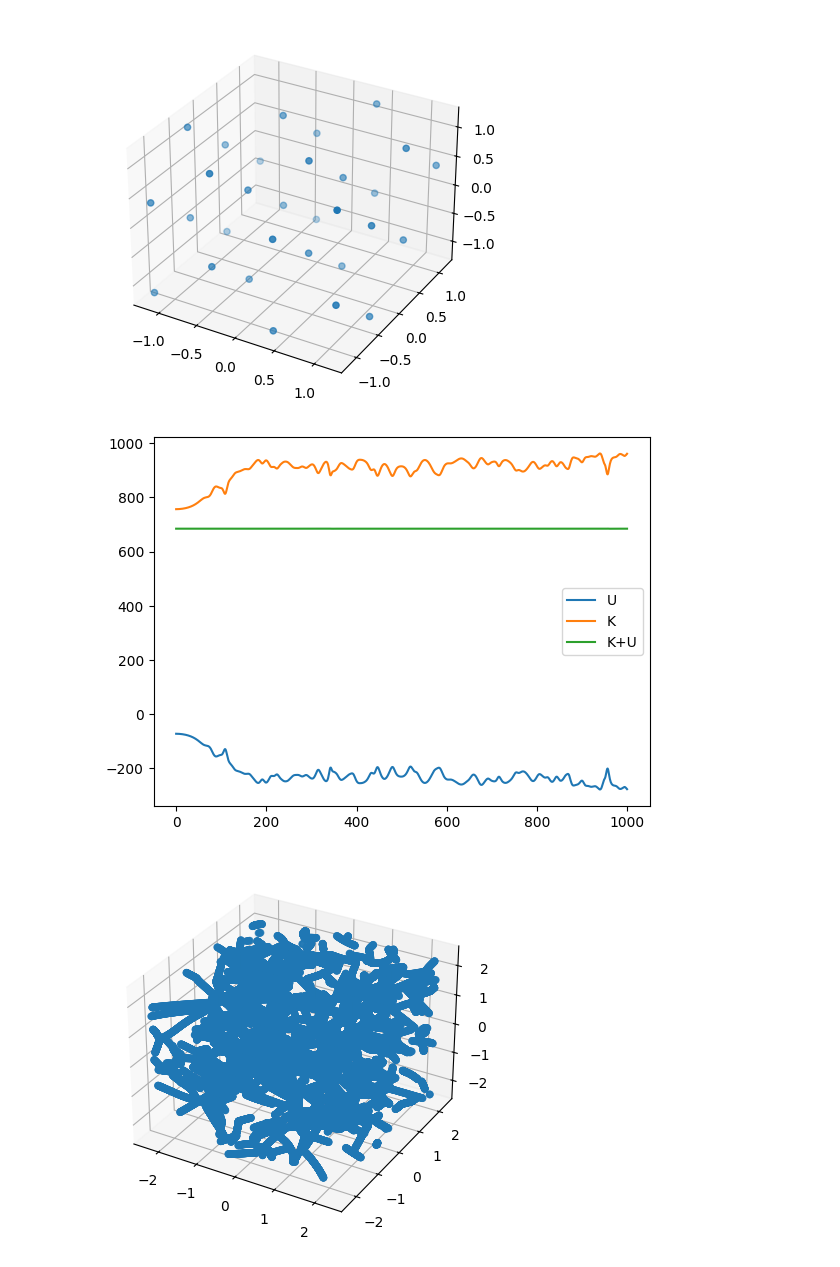
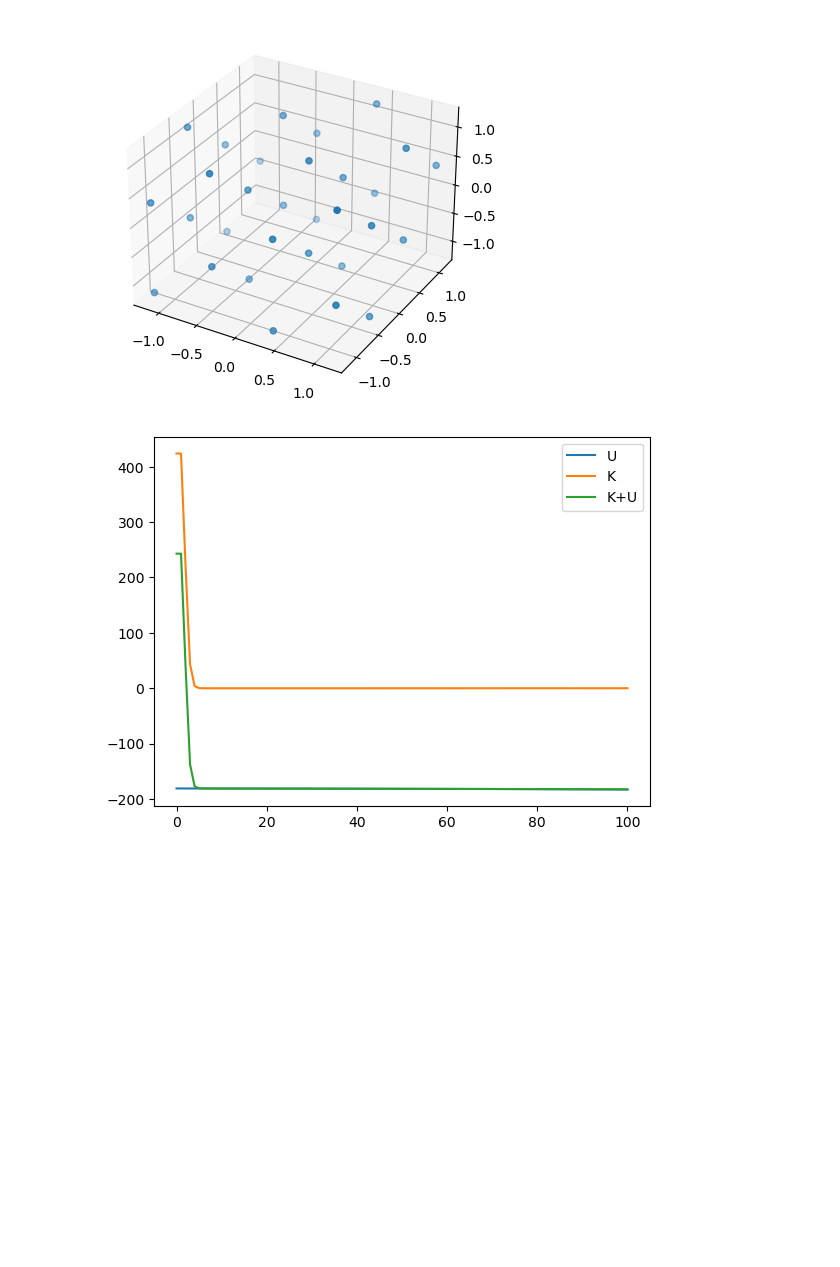
Before and after one commit to carlsoncalvin/MD_project, a Jupyter notebook: MD_calvin.ipynb, the cells around one changed output. Saved outputs shown, nothing was run; the diff lists cells and outputs as text; code cells hidden in the pictures; blank space fills up the shorter version.

Commit message:
Implemented NH thermostat. Code runs, but currently breaks conservation of energy

```diff
--- a/MD_calvin.ipynb
+++ b/MD_calvin.ipynb
@@ -139,7 +138,7 @@ def enforce_PBC(conf, L):
 
 
 @numba.njit
-def run(conf_initial, L, dt, n_steps, v_i, m, LJ_params, dtype=np.float32):
+def run(conf_initial, L, dt, n_steps, v_i, m, T, tau, LJ_params, dtype=np.float32):
 
     # initiallize configuration storage array
     conf_all = np.zeros((n_steps+1, *conf_initial.shape), dtype=dtype)
@@ -151,13 +150,15 @@ def run(conf_initial, L, dt, n_steps, v_i, m, LJ_params, dtype=np.float32):
     # set initial conditions
     conf_all[0] = conf_initial
     v = v_i
+    eta = dtype(0)
     U_total[0], F = calculate_U_and_F(conf_all[0], LJ_params, L)
     K_total[0] = np.sum(0.5*m*v**2)
 
     for step in range(n_steps):
-        # perform kick-drift-kick leapfrog algorithm
+        # perform kick-drift-kick leapfrog algorithm with Nose hoover thermostat, from toxvaerd
+
         a = F/m
-        v_half = v + a*dt/2
+        v_half = v + a*dt/2 - eta*v
         conf_all[step+1] = conf_all[step] + v_half*dt
 
         conf_all[step+1] = enforce_PBC(conf_all[step+1], L)
@@ -166,24 +167,27 @@ def run(conf_initial, L, dt, n_steps, v_i, m, LJ_params, dtype=np.float32):
 
         a_1 = F/m
         v_1 = v_half + a_1*dt/2
+        eta_1 = eta + dt/tau * (np.sum(m*v_half**2 / 3) - T)
 
         a = a_1
         v = v_1
+        eta = eta_1
 
         K_total[step+1] = np.sum(0.5*m*v**2)
 
     return U_total, K_total, conf_all
 # %%
-N = 100
+N = 50
 rho = 1
 
-conf_initial, box = init_conf_fcc(N, rho)
+conf_initial, _box = init_conf_fcc(N, rho)
 
 L = get_L(box)
 
 dt = 0.001
-n_steps = 1000
+n_steps = 100
 T = 5
+tau = 1
 
 v_i = generate_random_velocities(N, T)
 m = 1
@@ -191,20 +195,19 @@ eps = 3
 sigma = 0.5
 LJ_params = (eps, sigma)
 
-U, K, confs = run(conf_initial, L, np.float32(dt), n_steps, v_i, m, LJ_params)
+U, K, confs = run(conf_initial, L, np.float32(dt), n_steps, v_i, m, np.float32(T), np.float32(tau), LJ_params)
 # %%
 plt.figure()
 plt.plot(U, label="U")
 plt.plot(K, label="K")
 plt.plot(K+U, label="K+U")
 plt.legend()
 plt.show()
 
-fig = plt.figure()
-ax = plt.axes(projection ="3d")
-x, y, z = confs.T
-ax.scatter(x,y,z)
-plt.show()
+# fig = plt.figure()
+# ax = plt.axes(projection ="3d")
+# x, y, z = confs.T
+# ax.scatter(x,y,z)
+# plt.show()
 # %% [output]
-[figure, old version]
+[figure, new version]
-[figure, removed]
```
Also changed, not shown: parts of 1 cell of this notebook.
